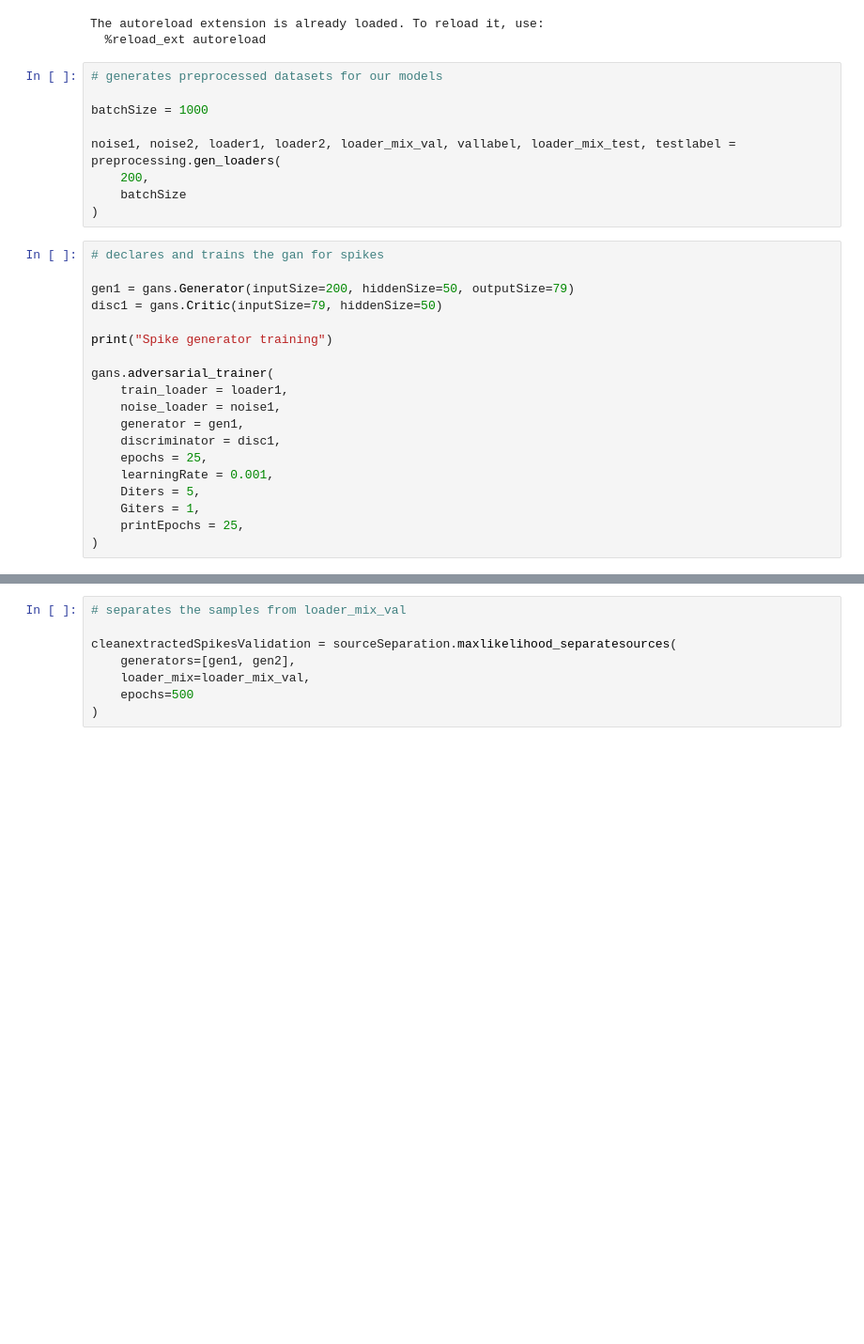
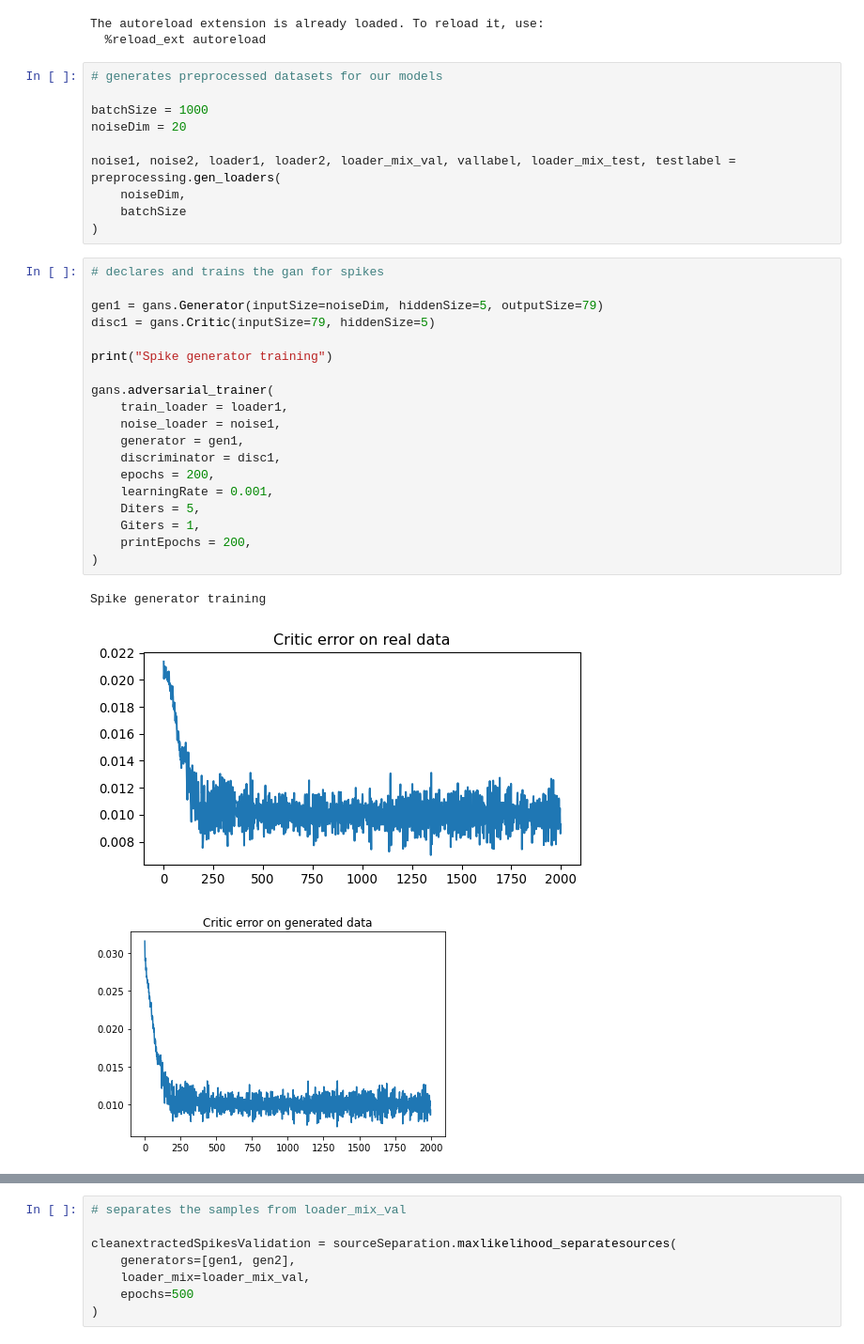
Before and after one commit to AlexDodon/sourceseparation_misc, a Jupyter notebook: time_series.ipynb, the cells around one changed output, grey strips where cells are left out. Shown: that part at 94% size. Drawn from its saved outputs; the diff is of its cells as text; blank space fills up the shorter version.

```diff
--- a/time_series.ipynb
+++ b/time_series.ipynb
@@ -11,27 +11,32 @@ The autoreload extension is already loaded. To reload it, use:
 # generates preprocessed datasets for our models
 
 batchSize = 1000
+noiseDim = 20
 
 noise1, noise2, loader1, loader2, loader_mix_val, vallabel, loader_mix_test, testlabel = preprocessing.gen_loaders(
-    200,
+    noiseDim,
     batchSize
 )
 # %%
 # declares and trains the gan for spikes
 
-gen1 = gans.Generator(inputSize=200, hiddenSize=50, outputSize=79)
-disc1 = gans.Critic(inputSize=79, hiddenSize=50)
+gen1 = gans.Generator(inputSize=noiseDim, hiddenSize=5, outputSize=79)
+disc1 = gans.Critic(inputSize=79, hiddenSize=5)
 
 print("Spike generator training")
 
 gans.adversarial_trainer(
     train_loader = loader1,
     noise_loader = noise1,
     generator = gen1,
     discriminator = disc1,
-    epochs = 25,
+    epochs = 200,
     learningRate = 0.001,
     Diters = 5,
     Giters = 1,
-    printEpochs = 25,
+    printEpochs = 200,
 )
+# %% [output]
+Spike generator training
+[figure, added]
+[figure, added]
```
Also changed, not shown: parts of 2 cells of this notebook, 3 other files.
